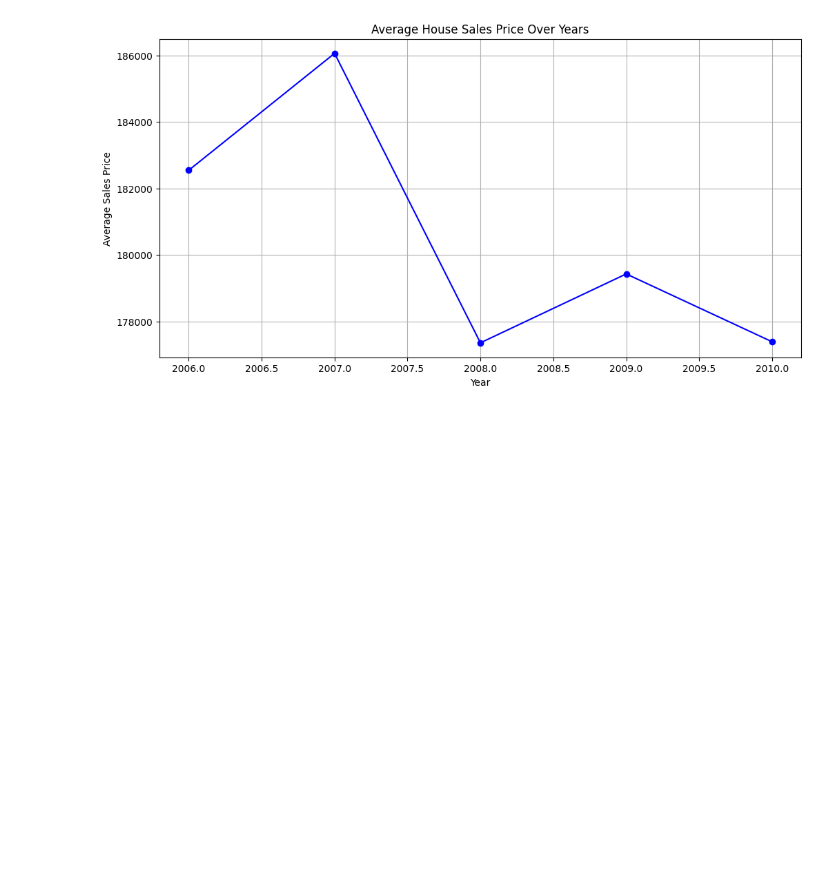
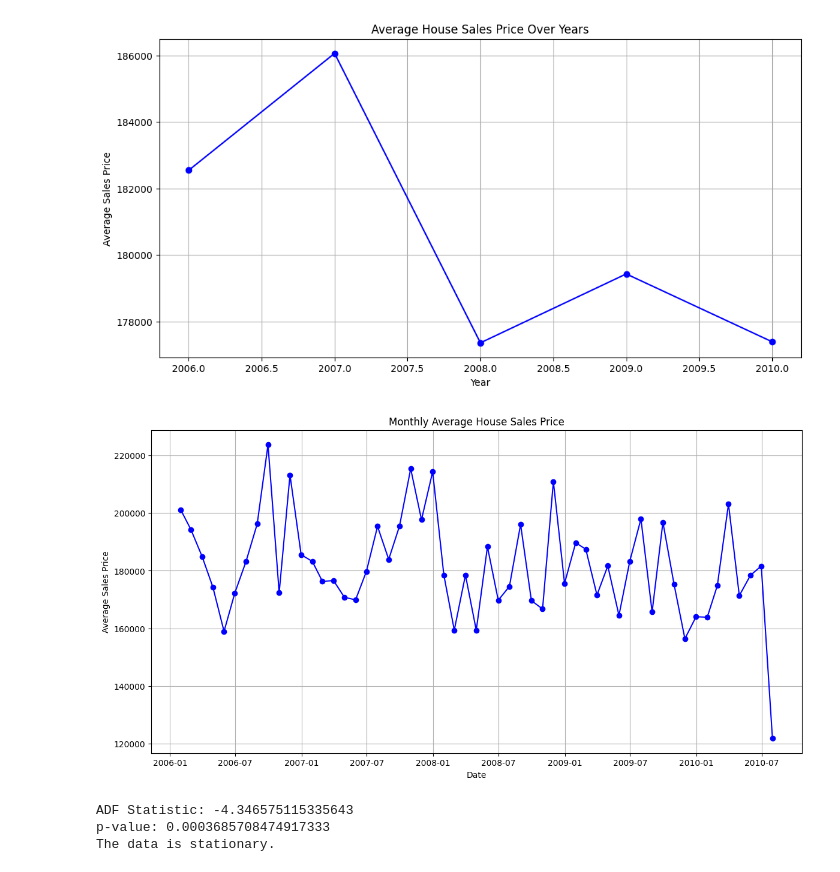
Before and after one commit to SanjeevM2004/TechConative_THA, a Jupyter notebook: data_analysis.ipynb, the cells around one changed output. Cells and saved outputs as stored; diff of their text form; code cells hidden in the pictures; blank space fills up the shorter version.

```diff
--- a/data_analysis.ipynb
+++ b/data_analysis.ipynb
@@ -469,0 +478,23 @@ plt.show()
+# %%
+plt.figure(figsize=(14, 7))
+plt.plot(monthly_data, marker='o', linestyle='-', color='blue')
+plt.title('Monthly Average House Sales Price')
+plt.xlabel('Date')
+plt.ylabel('Average Sales Price')
+plt.grid()
+plt.show()
+# %% [output]
+[figure, added]
+# %%
+from statsmodels.tsa.stattools import adfuller
+adf_result = adfuller(monthly_data)
+print("ADF Statistic:", adf_result[0])
+print("p-value:", adf_result[1])
+if adf_result[1] < 0.05:
+    print("The data is stationary.")
+else:
+    print("The data is non-stationary.")
+# %% [output]
+ADF Statistic: -4.346575115335643
+p-value: 0.0003685708474917333
+The data is stationary.
```
Also changed, not shown: parts of 10 cells of this notebook, 3 other files.
